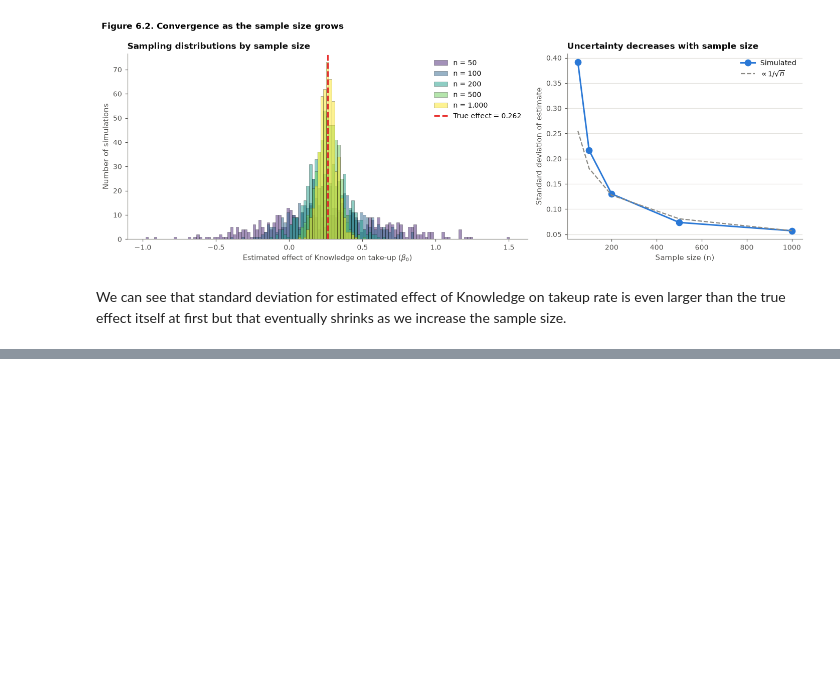
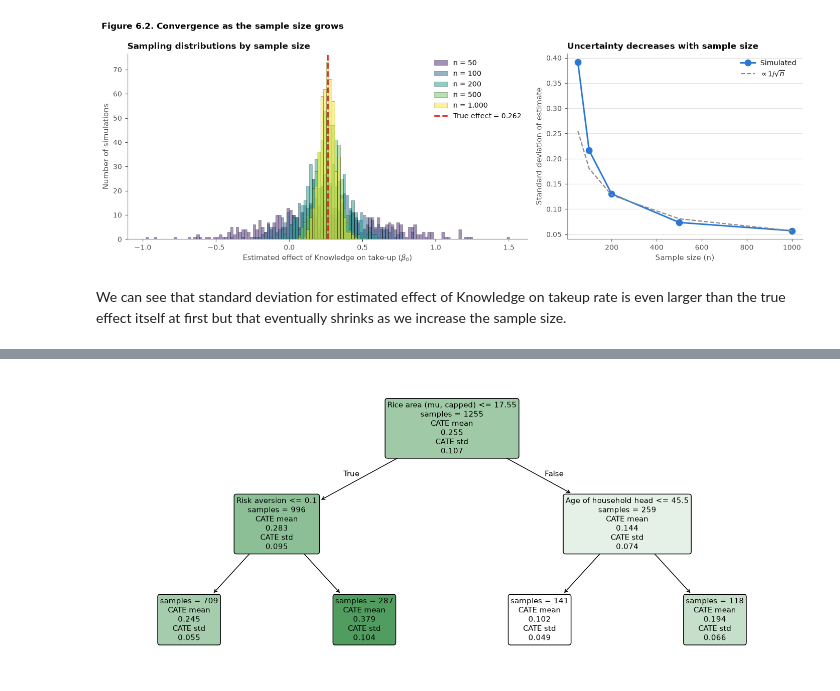
Before and after one commit to hn1802-uw/Social-Networks-and-the-Decision-to-Insure, a Jupyter notebook: project.ipynb, the cells around one changed output, grey strips where cells are left out. Cells and saved outputs as stored; diff of their text form; code cells hidden in the pictures; blank space fills up the shorter version.

```diff
--- a/project.ipynb
+++ b/project.ipynb
@@ -532,0 +681,5 @@ We can see that standard deviation for estimated effect of Knowledge on takeup r
+# %%
+tree = interpret_tree(forest, het)
+fig = plot_cate_tree(tree, [HET_LABELS[v] for v in HET_X])
+# %% [output]
+[figure, added]
```
Also changed, not shown: parts of 27 cells of this notebook, 6 other files.
